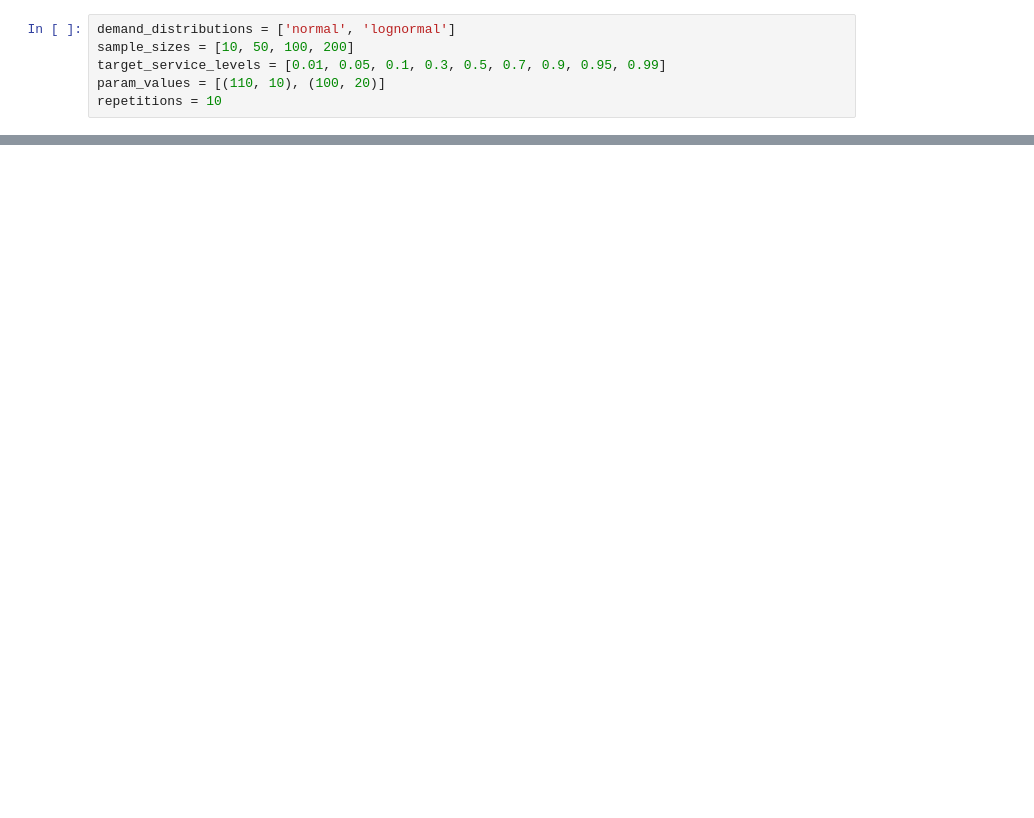
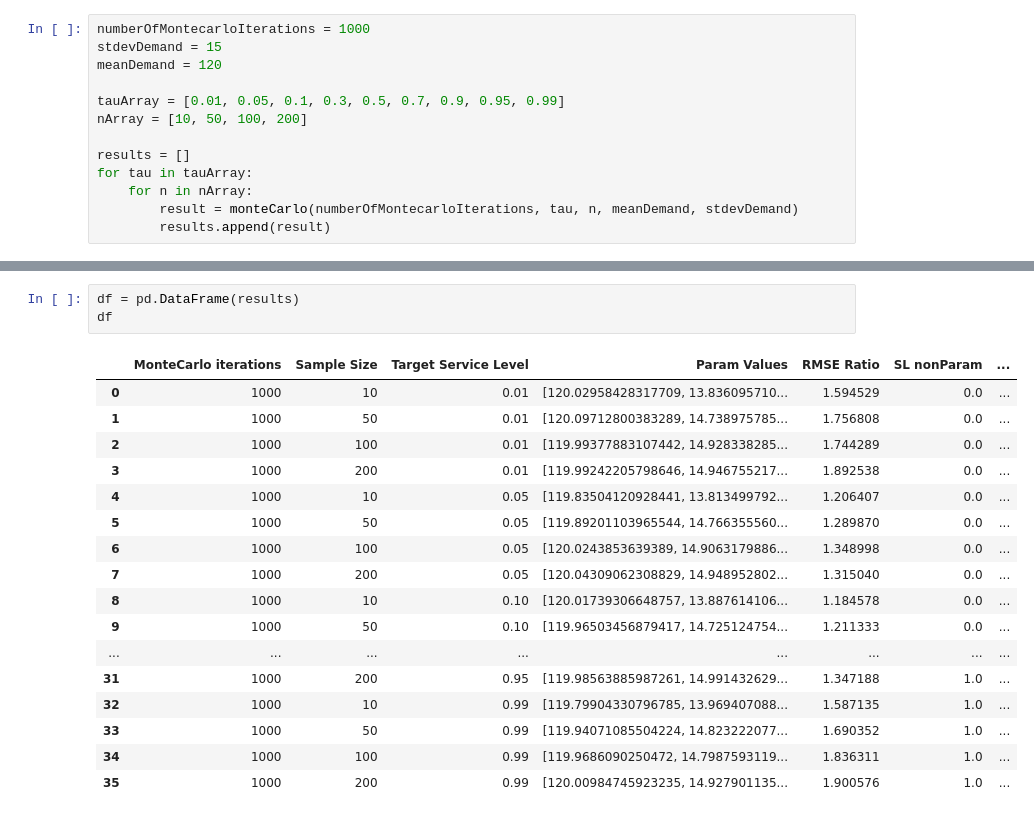
Before and after one commit to Marijn2404/TheThirdPiGame, a Jupyter notebook: Excercise part 3.ipynb, the cells around one changed output, grey strips where cells are left out. Saved outputs shown, nothing was run; the diff lists cells and outputs as text; blank space fills up the shorter version.

```diff
--- a/Excercise part 3.ipynb
+++ b/Excercise part 3.ipynb
@@ -21,6 +73,13 @@ def parametric_estimator(data, tau, distribution):
 # %%
-demand_distributions = ['normal', 'lognormal']
-sample_sizes = [10, 50, 100, 200]
-target_service_levels = [0.01, 0.05, 0.1, 0.3, 0.5, 0.7, 0.9, 0.95, 0.99]
-param_values = [(110, 10), (100, 20)]
-repetitions = 10
+numberOfMontecarloIterations = 1000
+stdevDemand = 15
+meanDemand = 120
+
+tauArray = [0.01, 0.05, 0.1, 0.3, 0.5, 0.7, 0.9, 0.95, 0.99]
+nArray = [10, 50, 100, 200]
+
+results = []
+for tau in tauArray:
+    for n in nArray:
+        result = monteCarlo(numberOfMontecarloIterations, tau, n, meanDemand, stdevDemand)
+        results.append(result)
@@ -107,0 +86,21 @@ KeyboardInterrupt:
+# %%
+df = pd.DataFrame(results)
+df
+# %% [output]
+|  | MonteCarlo iterations | Sample Size | Target Service Level | Param Values | RMSE Ratio | SL nonParam | ... |
+| 0 | 1000 | 10 | 0.01 | [120.02958428317709, 13.836095710... | 1.594529 | 0.0 | ... |
+| 1 | 1000 | 50 | 0.01 | [120.09712800383289, 14.738975785... | 1.756808 | 0.0 | ... |
+| 2 | 1000 | 100 | 0.01 | [119.99377883107442, 14.928338285... | 1.744289 | 0.0 | ... |
+| 3 | 1000 | 200 | 0.01 | [119.99242205798646, 14.946755217... | 1.892538 | 0.0 | ... |
+| 4 | 1000 | 10 | 0.05 | [119.83504120928441, 13.813499792... | 1.206407 | 0.0 | ... |
+| 5 | 1000 | 50 | 0.05 | [119.89201103965544, 14.766355560... | 1.289870 | 0.0 | ... |
+| 6 | 1000 | 100 | 0.05 | [120.0243853639389, 14.9063179886... | 1.348998 | 0.0 | ... |
+| 7 | 1000 | 200 | 0.05 | [120.04309062308829, 14.948952802... | 1.315040 | 0.0 | ... |
+| 8 | 1000 | 10 | 0.10 | [120.01739306648757, 13.887614106... | 1.184578 | 0.0 | ... |
+| 9 | 1000 | 50 | 0.10 | [119.96503456879417, 14.725124754... | 1.211333 | 0.0 | ... |
+| ... | ... | ... | ... | ... | ... | ... | ... |
+| 31 | 1000 | 200 | 0.95 | [119.98563885987261, 14.991432629... | 1.347188 | 1.0 | ... |
+| 32 | 1000 | 10 | 0.99 | [119.79904330796785, 13.969407088... | 1.587135 | 1.0 | ... |
+| 33 | 1000 | 50 | 0.99 | [119.94071085504224, 14.823222077... | 1.690352 | 1.0 | ... |
+| 34 | 1000 | 100 | 0.99 | [119.9686090250472, 14.7987593119... | 1.836311 | 1.0 | ... |
+| 35 | 1000 | 200 | 0.99 | [120.00984745923235, 14.927901135... | 1.900576 | 1.0 | ... |
```
Also changed, not shown: parts of 4 cells of this notebook, 2 other files.
